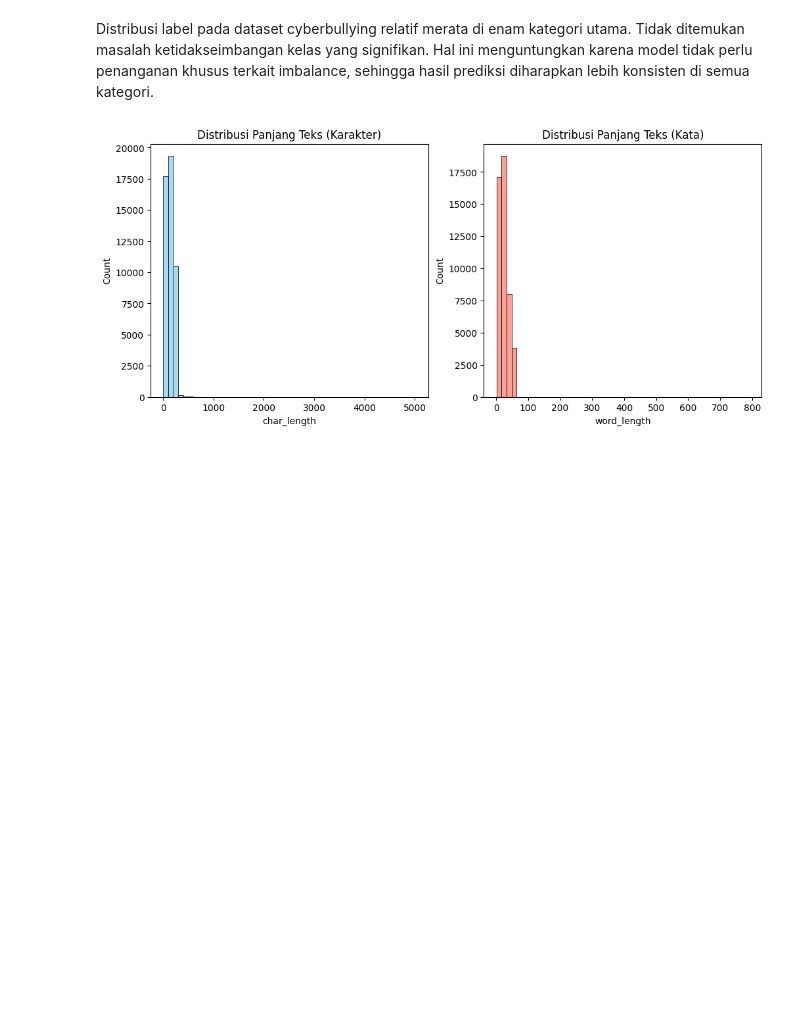
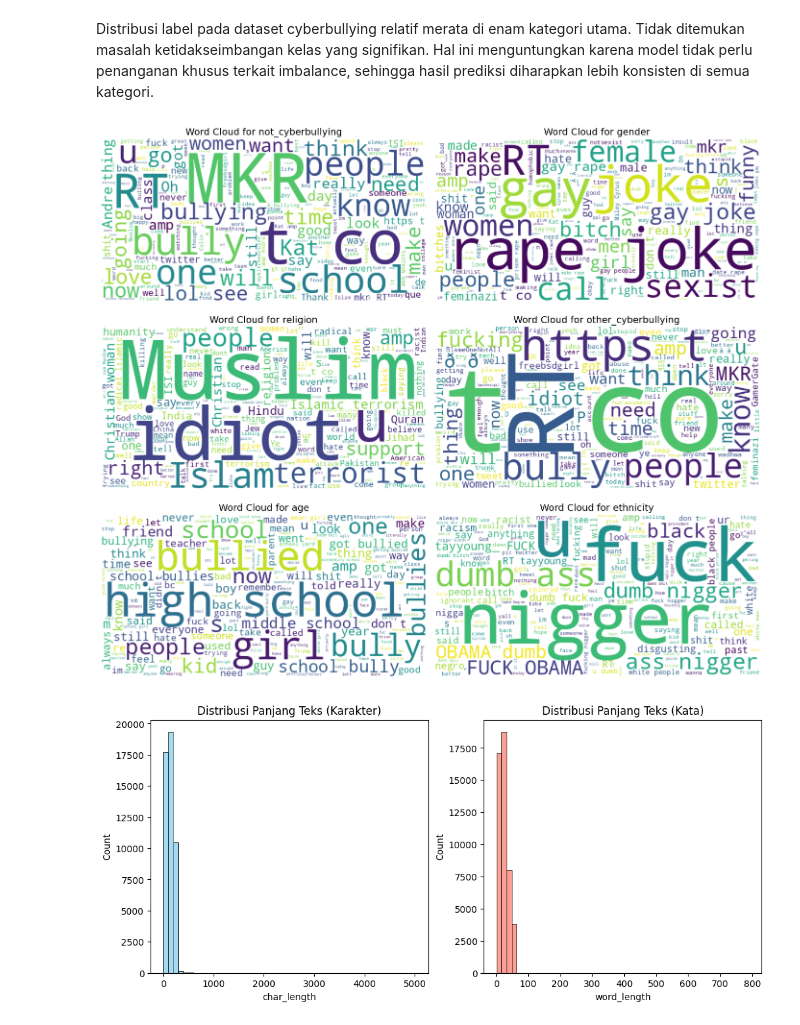
Before and after one commit to Atikahdr/CyberBullyingTweet, a Jupyter notebook: CyberBullying.ipynb, the cells around one changed output. Saved outputs shown, nothing was run; the diff lists cells and outputs as text; code cells hidden in the pictures; blank space fills up the shorter version.

```diff
--- a/CyberBullying.ipynb
+++ b/CyberBullying.ipynb
@@ -191,6 +191,38 @@ plt.show()
 [figure]
 # %% [markdown]
 Distribusi label pada dataset cyberbullying relatif merata di enam kategori utama. Tidak ditemukan masalah ketidakseimbangan kelas yang signifikan. Hal ini menguntungkan karena model tidak perlu penanganan khusus terkait imbalance, sehingga hasil prediksi diharapkan lebih konsisten di semua kategori.
+# %%
+from wordcloud import WordCloud
+
+# Pastikan data sudah ada
+classes = cydata_clean['cyberbullying_type'].unique()
+
+# Siapkan figure dengan 3 baris, 2 kolom
+fig, axes = plt.subplots(3, 2, figsize=(14, 12))
+axes = axes.flatten()  # ubah jadi array 1D biar mudah di-loop
+
+# Loop setiap kelas
+for i, c in enumerate(classes):
+    # Gabungkan semua tweet untuk kelas itu
+    text = " ".join(cydata_clean[cydata_clean['cyberbullying_type'] == c]['tweet_text'].astype(str))
+
+    # Buat wordcloud
+    wc = WordCloud(width=600, height=300, background_color="white", colormap="viridis").generate(text)
+
+    # Tampilkan di subplot
+    axes[i].imshow(wc, interpolation="bilinear")
+    axes[i].set_title(f"Word Cloud for {c}", fontsize=14)
+    axes[i].axis("off")
+
+# Sembunyikan subplot kosong jika jumlah kelas < 6
+for j in range(len(classes), len(axes)):
+    axes[j].axis("off")
+
+# Atur layout biar tidak tumpang tindih
+plt.tight_layout()
+plt.show()
+# %% [output]
+[figure, added]
 # %%
 #Distribusi Panjang Teks
 cydata_clean['char_length'] = cydata_clean['tweet_text'].astype(str).apply(len)
```
